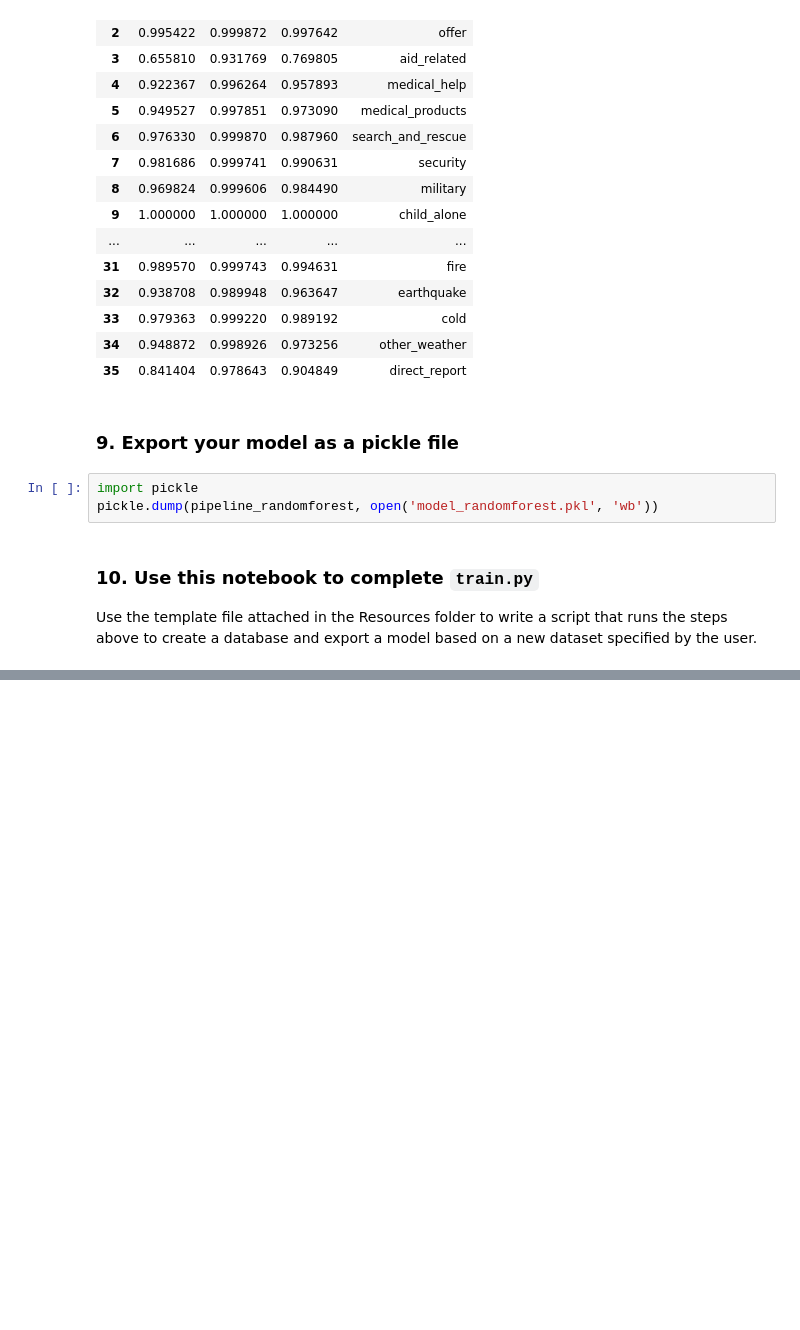
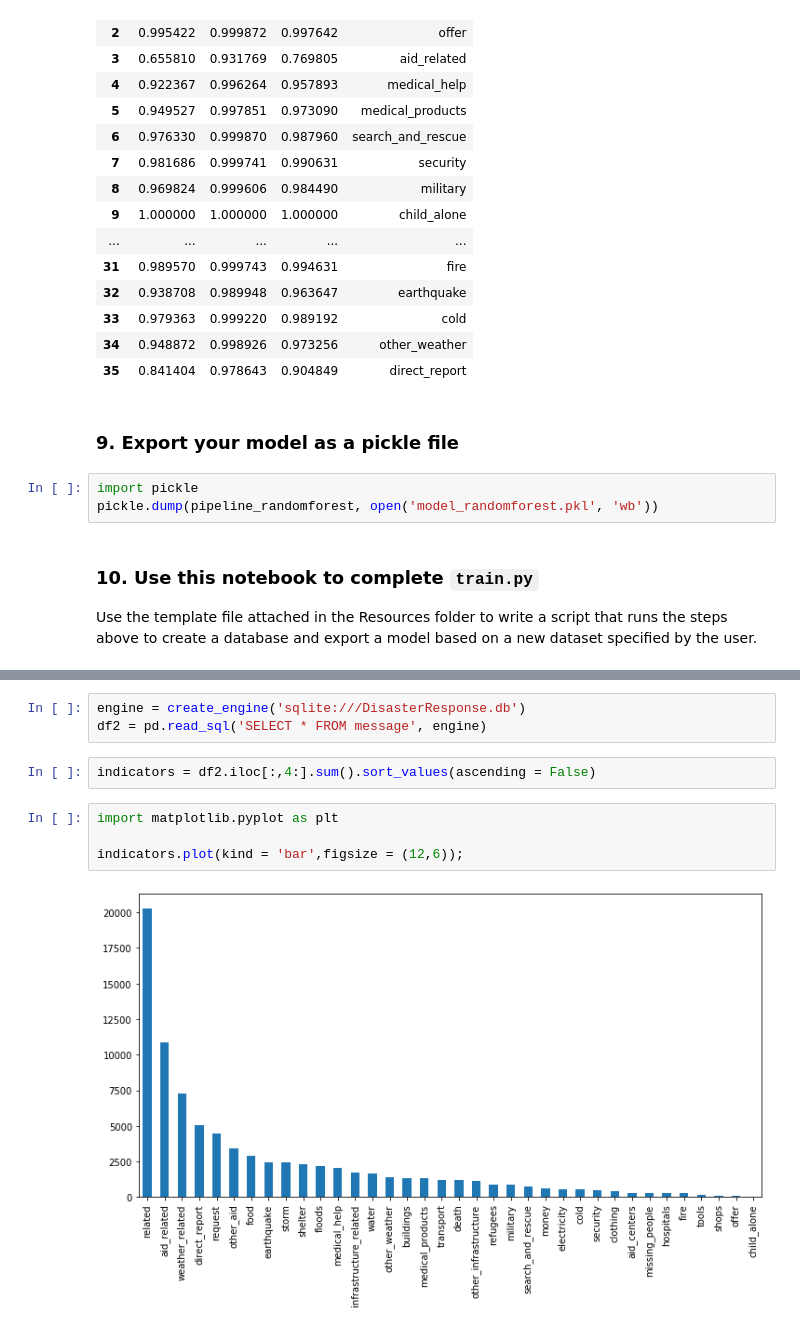
Before and after one commit to edifierxuhao/Disaster_Response_Pipeline_project, a Jupyter notebook: ML Pipeline Preparation.ipynb, the cells around one changed output, grey strips where cells are left out. Drawn from its saved outputs; the diff is of its cells as text; blank space fills up the shorter version.

```diff
--- a/ML Pipeline Preparation.ipynb
+++ b/ML Pipeline Preparation.ipynb
@@ -605,0 +651,11 @@ Writing train.py
+# %%
+engine = create_engine('sqlite:///DisasterResponse.db')
+df2 = pd.read_sql('SELECT * FROM message', engine)
+# %%
+indicators = df2.iloc[:,4:].sum().sort_values(ascending = False)
+# %%
+import matplotlib.pyplot as plt
+
+indicators.plot(kind = 'bar',figsize = (12,6));
+# %% [output]
+[figure, added]
```
Also changed, not shown: parts of 10 cells of this notebook, 8 other files.
